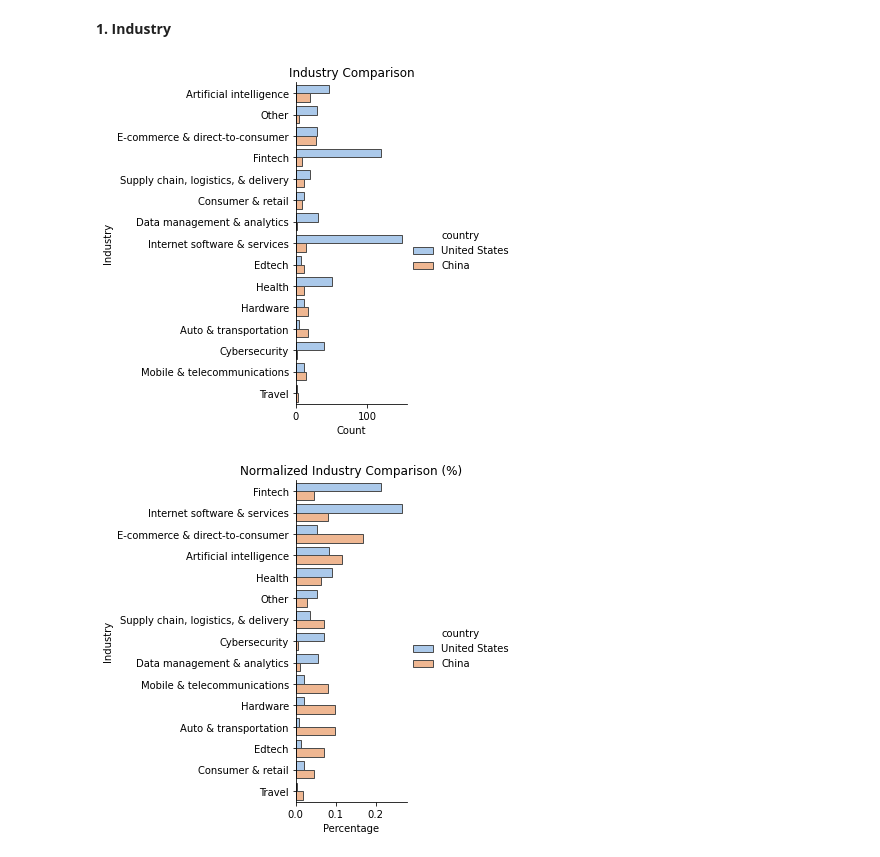
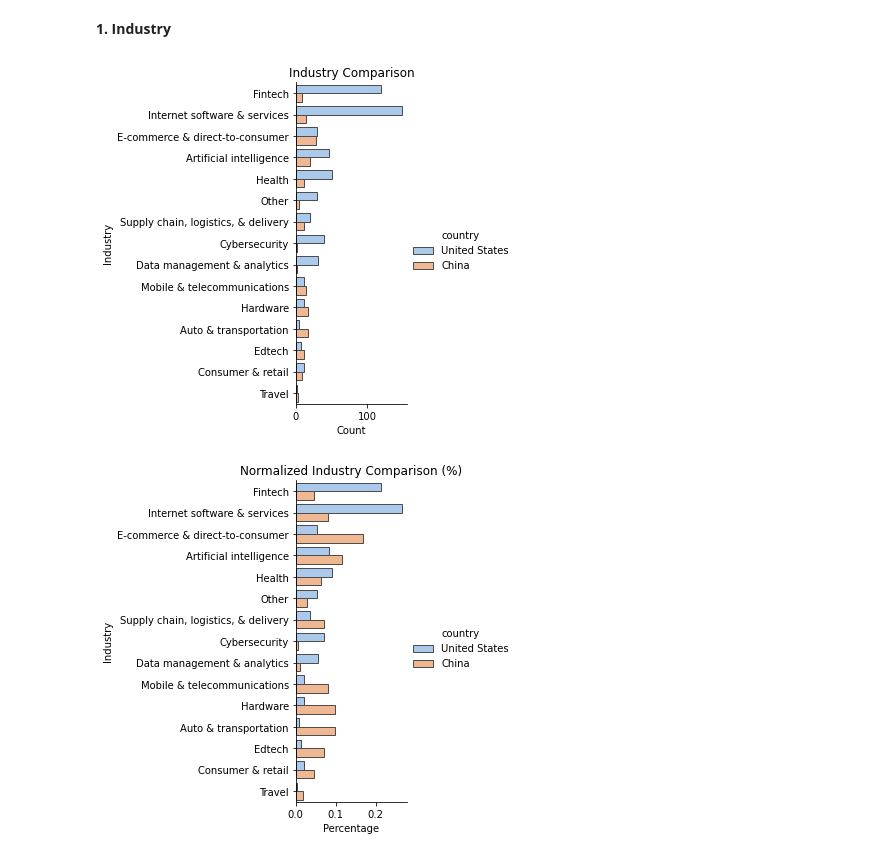
Before and after one commit to mxwwang/project1, a Jupyter notebook: project_python_data_analysis.ipynb, the cells around one changed output. Cells and saved outputs as stored; diff of their text form; code cells hidden in the pictures.

```diff
--- a/project_python_data_analysis.ipynb
+++ b/project_python_data_analysis.ipynb
@@ -1169,18 +1228,19 @@ Based the study on single features of unicorns, the analysis dives into more com
 # %%
 hue_order = ['United States','China']
 
 sns.catplot(y="industry", hue="country", kind="count",
             palette="pastel", edgecolor="0.3",
             data=unicorn2022.loc[unicorn2022.country.isin(['United States','China'])],
+            order=unicorn2022.industry.value_counts().index,
             hue_order = hue_order)
 
 plt.xlabel('Count')
 plt.ylabel('Industry')
 plt.title('Industry Comparison')
 
 plt.show()
 # %% [output]
-[figure, old version]
+[figure, new version]
 # %%
 tmp2 = unicorn2022.loc[unicorn2022.country.isin(['China',"United States"])].industry.\
     groupby(unicorn2022.country).value_counts(normalize=True).rename('prop').reset_index()
```
Also changed, not shown: parts of 26 cells of this notebook.
